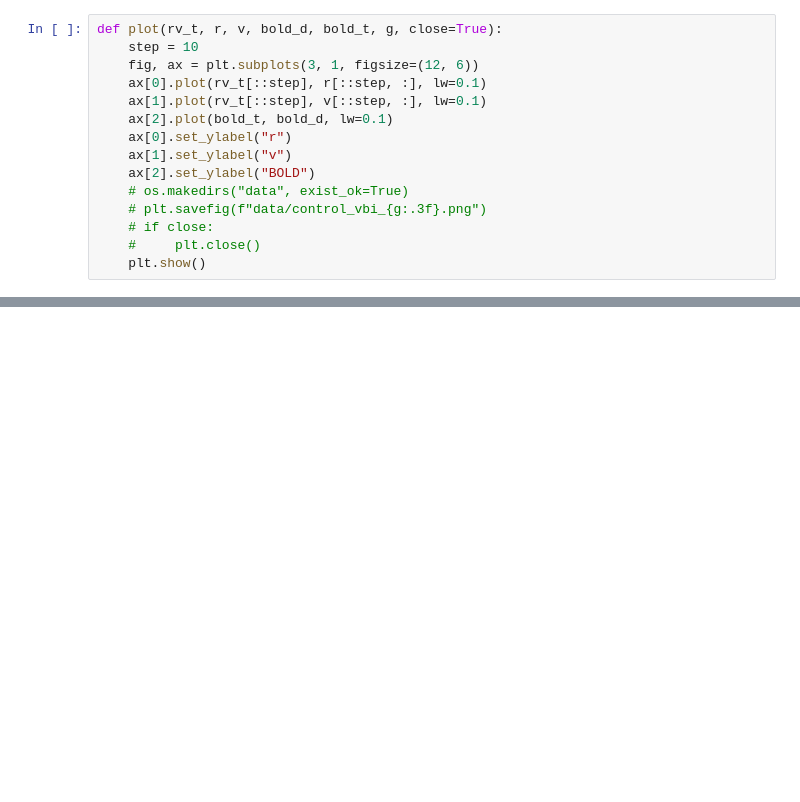
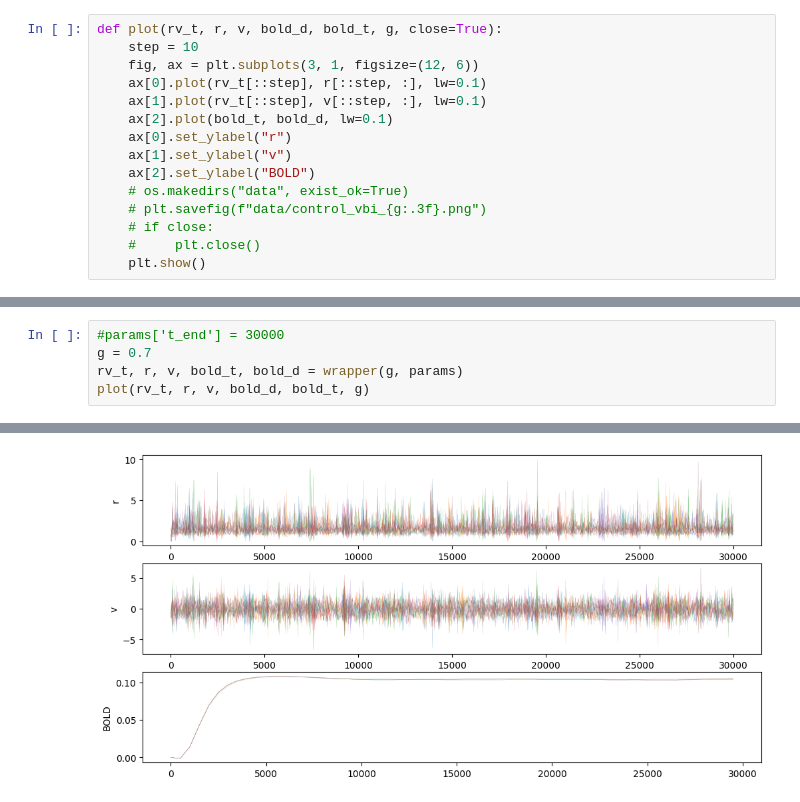
Before and after one commit to monicapaoletti/GSoC_T3.3_inference, a Jupyter notebook: scripts/notebooks/mpr_jax.ipynb, the cells around one changed output, grey strips where cells are left out. Drawn from its saved outputs; the diff is of its cells as text; blank space fills up the shorter version.

```diff
--- a/scripts/notebooks/mpr_jax.ipynb
+++ b/scripts/notebooks/mpr_jax.ipynb
@@ -146,0 +138,6 @@ len(bold_d)
+# %%
+#params['t_end'] = 30000
+g = 0.7
+rv_t, r, v, bold_t, bold_d = wrapper(g, params)
+plot(rv_t, r, v, bold_d, bold_t, g)
+# %% [output]
@@ -146,0 +145 @@ len(bold_d)
+[figure, added]
```
Also changed, not shown: parts of 77 cells of this notebook, 1 other file.
